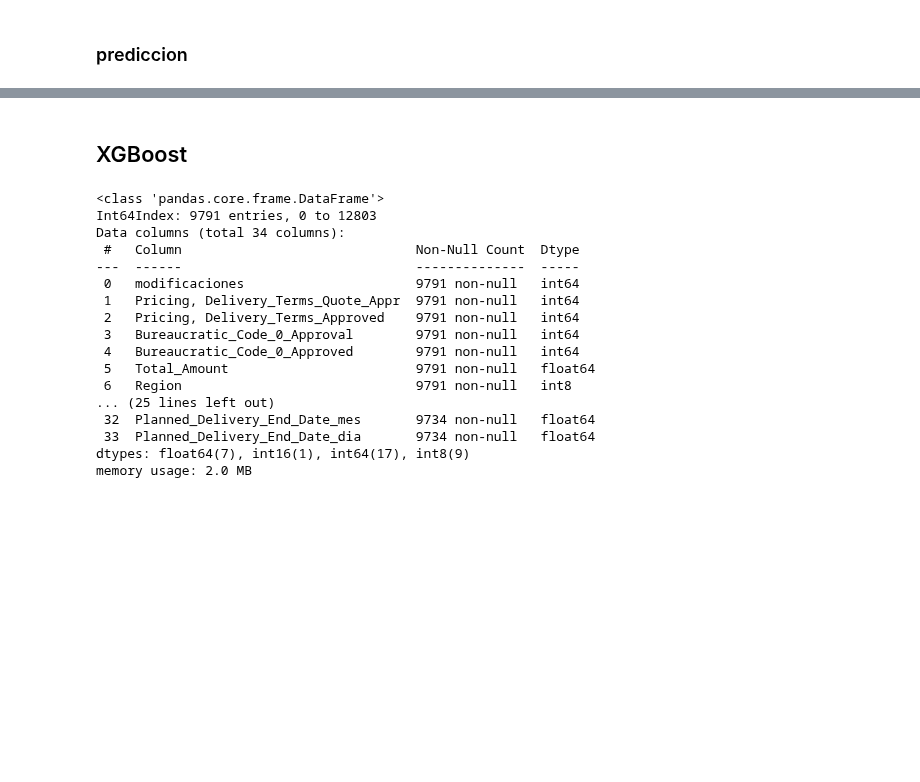
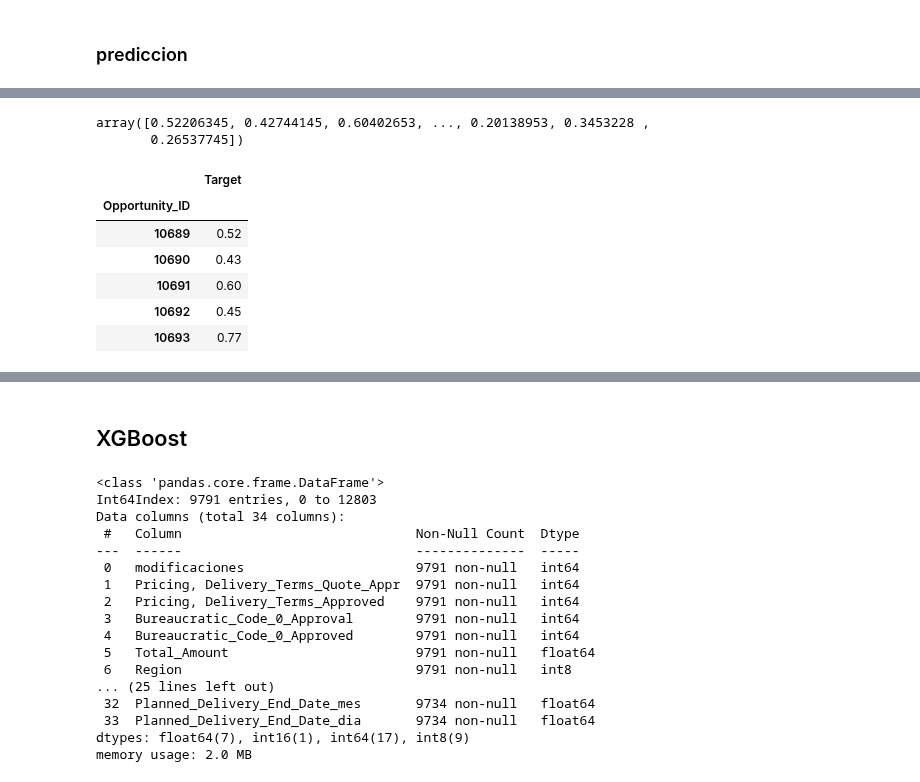
Before and after one commit to GIBelletti/TP2-Datos-2c-2020, a Jupyter notebook: TP2_2c_2020.ipynb, the cells around one changed output, grey strips where cells are left out. Cells and saved outputs as stored; diff of their text form; code cells hidden in the pictures; blank space fills up the shorter version.

```diff
--- a/TP2_2c_2020.ipynb
+++ b/TP2_2c_2020.ipynb
@@ -695,7 +721,7 @@ prueba.to_csv('prueva.csv')
 ## Resultado
 # %%
 def generarResultado(df,prediccion):
-  resultado = df
+  resultado = df.copy(True)
   resultado['Target'] = prediccion
   resultado = resultado[['Target']]
   resultado.to_csv('resultado.csv')
@@ -851,8 +949,19 @@ listaDeCategoricas = ['Region','Territory','Product_Type','Product_Category_B',
 # %%
-#resultado = auxiliarUnificarValor(res)
+resultado = auxiliarUnificarValor(res)
 #resultado = res
-#resultado = (resultado - 1) * (-1)#En las ultimas pruevas es el opuesto el que genera mejor resultado
-#resultado
+resultado = (resultado - 1) * (-1)#En las ultimas pruevas es el opuesto el que genera mejor resultado
+resultado
+# %% [output]
+array([0.52206345, 0.42744145, 0.60402653, ..., 0.20138953, 0.3453228 ,
+       0.26537745])
 # %%
-#dataResultante = generarResultado(agrupacionTesteo,resultado)
-#dataResultante.head()
+dataResultante = generarResultado(agrupacionTesteo,resultado)
+dataResultante.head()
+# %% [output]
+|  | Target |
+| Opportunity_ID |  |
+| 10689 | 0.52 |
+| 10690 | 0.43 |
+| 10691 | 0.60 |
+| 10692 | 0.45 |
+| 10693 | 0.77 |
```
Also changed, not shown: parts of 45 cells of this notebook.
